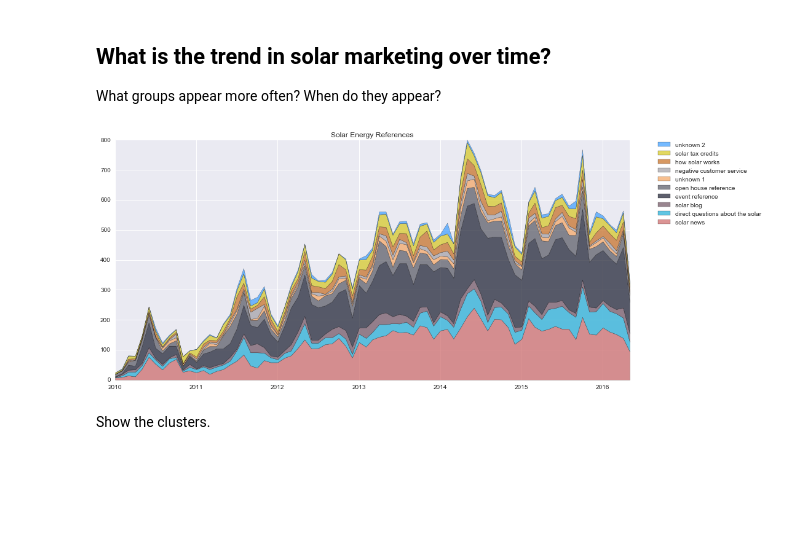
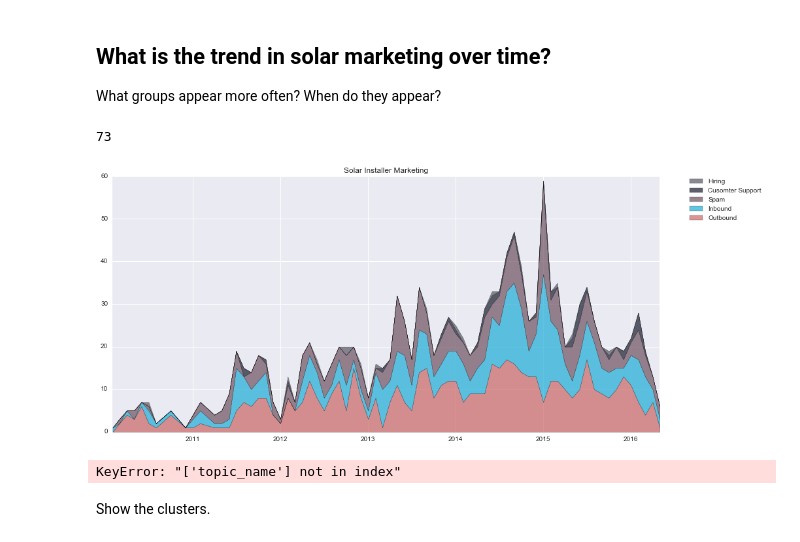
Before and after one commit to matt-stringer/twitter-marketing-analysis, a Jupyter notebook: Solar Marketing Analysis.ipynb, the cells around one changed output. Saved outputs shown, nothing was run; the diff lists cells and outputs as text; code cells hidden in the pictures; blank space fills up the shorter version.

Commit message:
updated marketing tweets

```diff
--- a/Solar Marketing Analysis.ipynb
+++ b/Solar Marketing Analysis.ipynb
@@ -600,8 +629,8 @@ long_tweets = long_tweets[~long_tweets.company.isin(['Quality First Home Improve
 # %% [output]
 64682
 # %%
-t = long_tweets[long_tweets['tokens'].str.contains('pacific', na=False) == True]
-t[['tokens', 'text']].to_csv('out.csv')
+# t = long_tweets[long_tweets['tokens'].str.contains('pacific', na=False) == True]
+# t[['tokens', 'text']].to_csv('out.csv')
 # %% [markdown]
 Pickle for future reloading. Save time on preprocessing
 # %%
@@ -982,7 +1011,6 @@ def make_analysis_array(df, grouping):
     df = df[['month', grouping]]
     df = df[df[grouping].notnull() ]
     months_in_analysis = get_list_time(df)
-
     data = []
 
     for topic, group in df.groupby(grouping):
@@ -990,26 +1018,27 @@ def make_analysis_array(df, grouping):
         topic_month_count = dict(group['month'].value_counts())
 
         complete_topic_month_count = { month: topic_month_count[month] if month in topic_month_count else 0 for month in months_in_analysis }
-        assert len(complete_topic_month_count) == len(months_in_analysis)
+        assert len(complete_topic_month_count) == len(complete_topic_month_count)
+
 
         new_row = np.array([complete_topic_month_count[month] for month in sorted(complete_topic_month_count)])
 
         data.append(new_row)
 
-    return np.array(data)
+    return months_in_analysis, np.array(data)
 # %%
 def make_stacked_line_chart(x,y,topics, filename):
-    y_stack = np.cumsum(y, axis=0)   # a 3x10 array
+    y_stack = np.cumsum(y, axis=0)
     fig = plt.figure(figsize=(15,7))
     ax1 = fig.add_subplot(111)
 
     list_of_colors = ["#CC6666", "#1DACD6", "#6E5160", "#181B2D", "#565762", "#f4a460", "#A29FA6", "#C66C1F", "#D5C71F", "#3B9DFF", "#6295A8", "#7CC8FF", "#6D4D17"]
 
-    for t in range(len(topics))[:10]:
+    for t in range(len(topics)):
         if t == 0:
-            ax1.fill_between(x, 0, y_stack[0,:], facecolor="#CC6666", alpha=.7, label=topic_names[topics[t]])
+            ax1.fill_between(x, 0, y_stack[0,:], facecolor="#CC6666", alpha=.7, label=topics[t])
         else:
-            ax1.fill_between(x, y_stack[t-1,:], y_stack[t,:], facecolor=list_of_colors[t], alpha=.7, label=topic_names[topics[t]])
+            ax1.fill_between(x, y_stack[t-1,:], y_stack[t,:], facecolor=list_of_colors[t], alpha=.7, label=topics[t])
 
     handles, labels = ax1.get_legend_handles_labels()
 
@@ -1022,18 +1051,20 @@ def make_stacked_line_chart(x,y,topics, filename):
 ## What is the trend in solar marketing over time?
 
 What groups appear more often? When do they appear?
+# %%
+x, y = make_analysis_array(df, 'outbound_v_inbound')
+
+make_stacked_line_chart(x,y,['Outbound', 'Inbound', 'Spam', 'Cusomter Support', 'Hiring'], 'marketing_type.png')
+# %% [output]
+73
+[figure, added]
 # %%
-# x = get_list_time(long_tweets)
-# y = make_analysis_array(long_tweets, 'marketing_type')
-# topics = get_topics(long_tweets, 'marketing_type')
-# make_stacked_line_chart(x,y,topics, 'marketing_type.png')
+x = get_list_time(long_tweets)
+y = make_analysis_array(long_tweets, 'topic_name')
+topics = get_topics(long_tweets, 'topic_name')
+make_stacked_line_chart(x,y,topics, 'results/lda_topic_model_overtime.png')
+# %% [output]
+KeyError: "['topic_name'] not in index"
-# %%
-x = get_list_time(long_tweets)
-y = make_analysis_array(long_tweets, 'topic')
-topics = get_topics(long_tweets, 'topic')
-make_stacked_line_chart(x,y,topics, 'results/lda_topic_model_overtime.png')
-# %% [output]
-[figure, removed]
 # %% [markdown]
 Show the clusters.
 # %%
```
Also changed, not shown: parts of 5 cells of this notebook, 3 other files.
